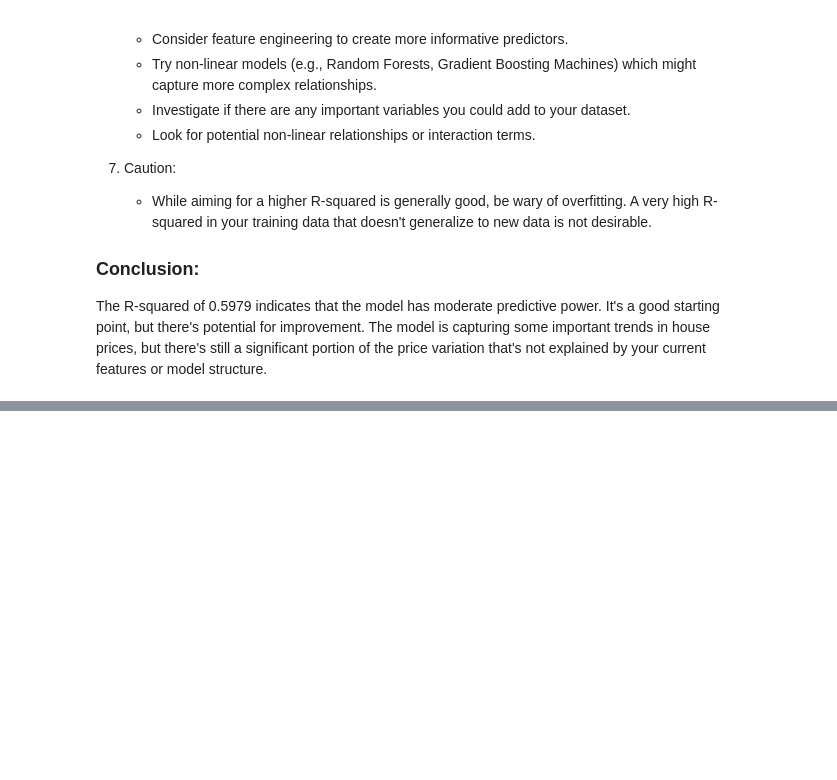
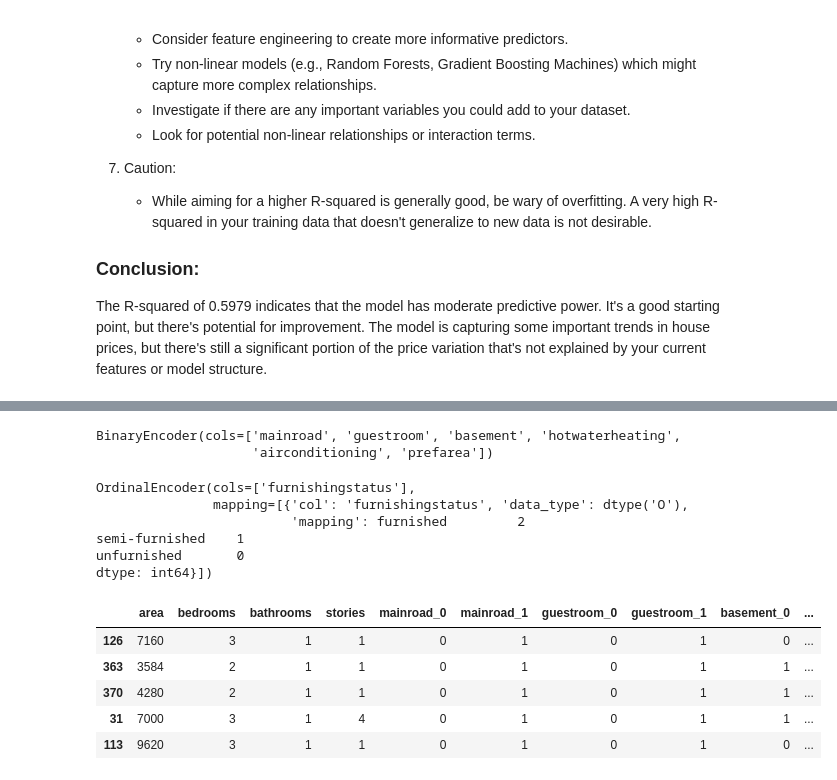
Before and after one commit to mkasulecoder/HousePricePredictor, a Jupyter notebook: house_price_model.ipynb, the cells around one changed output, grey strips where cells are left out. Cells and saved outputs as stored; diff of their text form; code cells hidden in the pictures; blank space fills up the shorter version.

```diff
--- a/house_price_model.ipynb
+++ b/house_price_model.ipynb
@@ -351,3 +354,6 @@ Your R-squared value of 0.5979 (or approximately 59.79%) provides important info
 
 ### Conclusion:
 The R-squared of 0.5979 indicates that the model has moderate predictive power. It's a good starting point, but there's potential for improvement. The model is capturing some important trends in house prices, but there's still a significant portion of the price variation that's not explained by your current features or model structure.
+# %%
+y = df['price']
+X = df.drop('price', axis=1)
@@ -353,0 +378,2 @@ The R-squared of 0.5979 indicates that the model has moderate predictive power.
+# %%
+X_train, X_test, y_train, y_test = train_test_split(X,y, test_size=0.3, random_state=42)
@@ -353,0 +389,38 @@ The R-squared of 0.5979 indicates that the model has moderate predictive power.
+# %%
+from category_encoders import BinaryEncoder
+binary_columns = ['mainroad', 'guestroom', 'basement', 'hotwaterheating', 'airconditioning', 'prefarea']
+binary_encoder = BinaryEncoder(cols=binary_columns)
+binary_encoder
+# %% [output]
+BinaryEncoder(cols=['mainroad', 'guestroom', 'basement', 'hotwaterheating',
+                    'airconditioning', 'prefarea'])
+# %%
+from category_encoders import OrdinalEncoder
+ordinal_columns = ['furnishingstatus']
+ordinal_encoder = OrdinalEncoder(cols=ordinal_columns, mapping=[{
+    'col': 'furnishingstatus',
+    'mapping': {
+        'furnished': 2,
+        'semi-furnished': 1,
+        'unfurnished': 0
+    }
+}])
+ordinal_encoder
+# %% [output]
+OrdinalEncoder(cols=['furnishingstatus'],
+               mapping=[{'col': 'furnishingstatus', 'data_type': dtype('O'),
+                         'mapping': furnished         2
+semi-furnished    1
+unfurnished       0
+dtype: int64}])
+# %%
+X_train_encoded = binary_encoder.fit_transform(X_train)
+# %%
+X_train_encoded.head()
+# %% [output]
+|  | area | bedrooms | bathrooms | stories | mainroad_0 | mainroad_1 | guestroom_0 | guestroom_1 | basement_0 | ... |
+| 126 | 7160 | 3 | 1 | 1 | 0 | 1 | 0 | 1 | 0 | ... |
+| 363 | 3584 | 2 | 1 | 1 | 0 | 1 | 0 | 1 | 1 | ... |
+| 370 | 4280 | 2 | 1 | 1 | 0 | 1 | 0 | 1 | 1 | ... |
+| 31 | 7000 | 3 | 1 | 4 | 0 | 1 | 0 | 1 | 1 | ... |
+| 113 | 9620 | 3 | 1 | 1 | 0 | 1 | 0 | 1 | 0 | ... |
```
Also changed, not shown: parts of 18 cells of this notebook.
